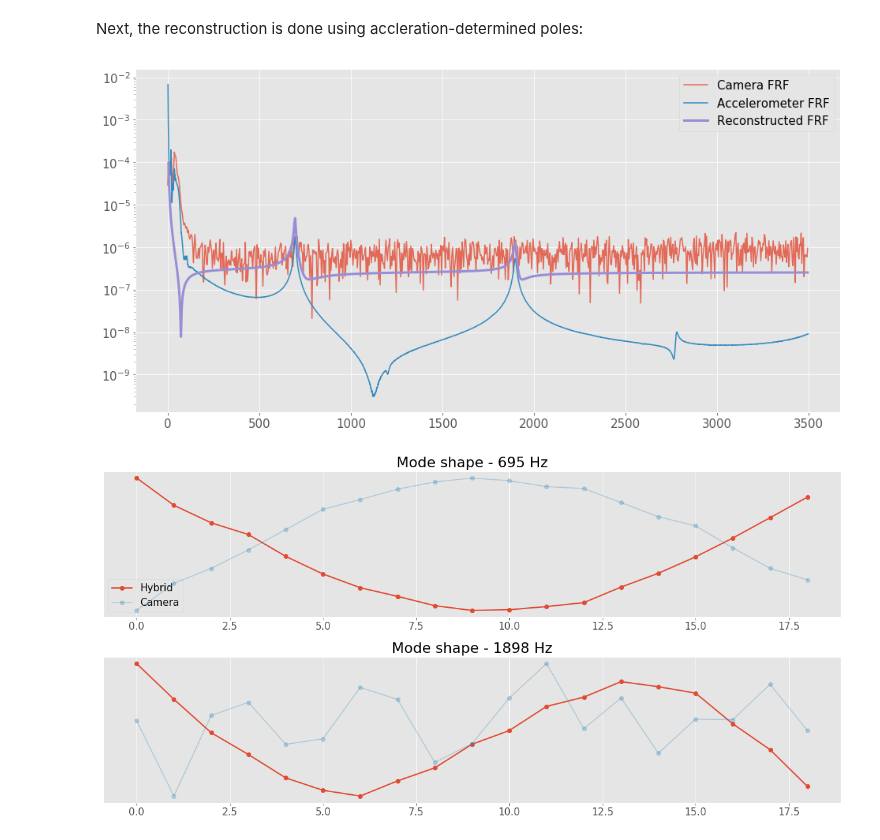
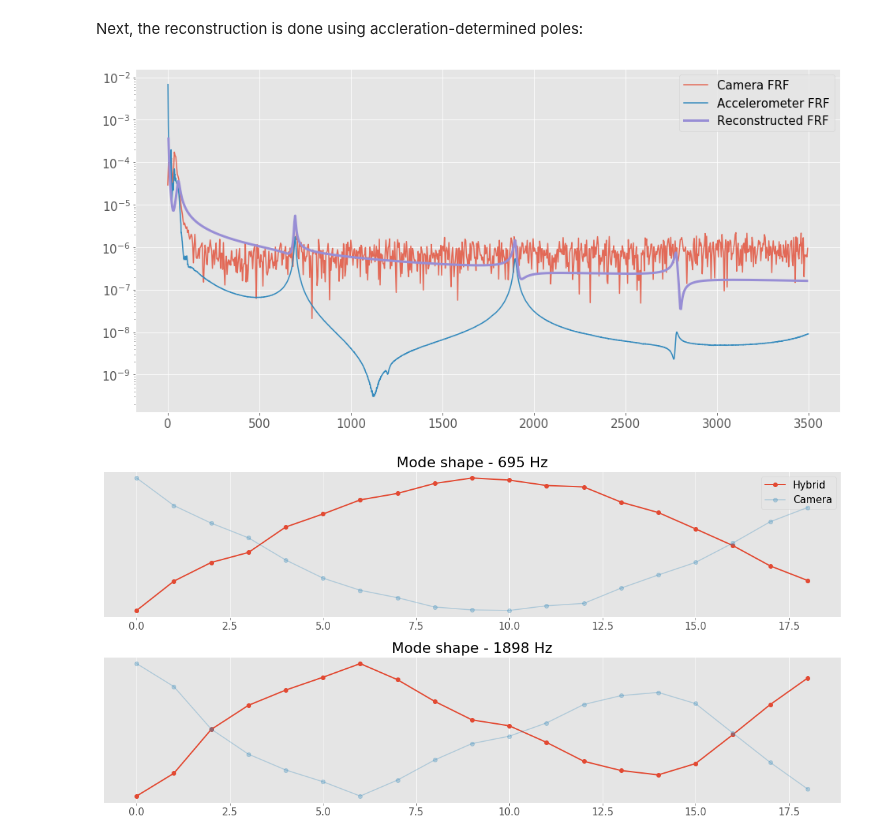
Before and after one commit to ladisk/ImageBasedModalAnalysisTutorial, a Jupyter notebook: Image Based Experimental Modal Analysis Tutorial.ipynb, the cells around one changed output. Cells and saved outputs as stored; diff of their text form; code cells hidden in the pictures.

```diff
--- a/Image Based Experimental Modal Analysis Tutorial.ipynb
+++ b/Image Based Experimental Modal Analysis Tutorial.ipynb
@@ -349,5 +353,5 @@ plt.legend();
 # %%
-fig, ax = plt.subplots(modal_const.shape[1]-2)
+fig, ax = plt.subplots(modal_const.shape[1])
 for i, a in enumerate(ax):
     a.plot(modal_const[:, i], 'o-')
     a.set_title(f'Mode shape - {cam.nat_freq[i]:.0f} Hz')
@@ -434,22 +439,25 @@ frf_hyb, A_hyb = cam_hyb.lsfd(whose_poles=acc, FRF_ind='all')
 fig, ax = plt.subplots()
 ax.semilogy(freq_cam, np.abs(frf_cam[3]), label='Camera FRF', alpha=0.8)
 ax.semilogy(freq_acc, np.abs(frf_acc), label='Accelerometer FRF')
-ax.semilogy(freq_cam, np.abs(frf_hyb[3]), label='Reconstructed FRF', lw=3)
+ax.semilogy(freq_cam[:-1], np.abs(frf_hyb[3]), label='Reconstructed FRF', lw=3)
 plt.legend();
 # %% [output]
-[figure, old version]
+[figure, new version]
 # %%
-fig, ax = plt.subplots(A_hyb.shape[1]-2)
+fig, ax = plt.subplots(modal_const.shape[-1])
 for i, a in enumerate(ax):
-    plot1 = a.plot(A_hyb[:, i], 'o-', lw=2, label='Hybrid')
+    cam_freq = cam.nat_freq[i]
+    hybrid_f_index = np.argmin(np.abs(acc.nat_freq - cam_freq))
+
+    plot1 = a.plot(A_hyb[:, hybrid_f_index], 'o-', lw=2, label='Hybrid')
     a_ = a.twinx()
     plot2 = a_.plot(modal_const[:, i], 'C1o-', alpha=0.3, label='Camera')
-    a.set_title(f'Mode shape - {acc.nat_freq[i]:.0f} Hz')
+    a.set_title(f'Mode shape - {acc.nat_freq[hybrid_f_index]:.0f} Hz')
     a.set_yticks([])
     a_.set_yticks([])
 plots = plot1 + plot2
 labs = [l.get_label() for l in plots]
 ax[0].legend(plots, labs, loc=0)
 plt.tight_layout()
 # %% [output]
-[figure, old version]
+[figure, new version]
```
Also changed, not shown: parts of 9 cells of this notebook.
